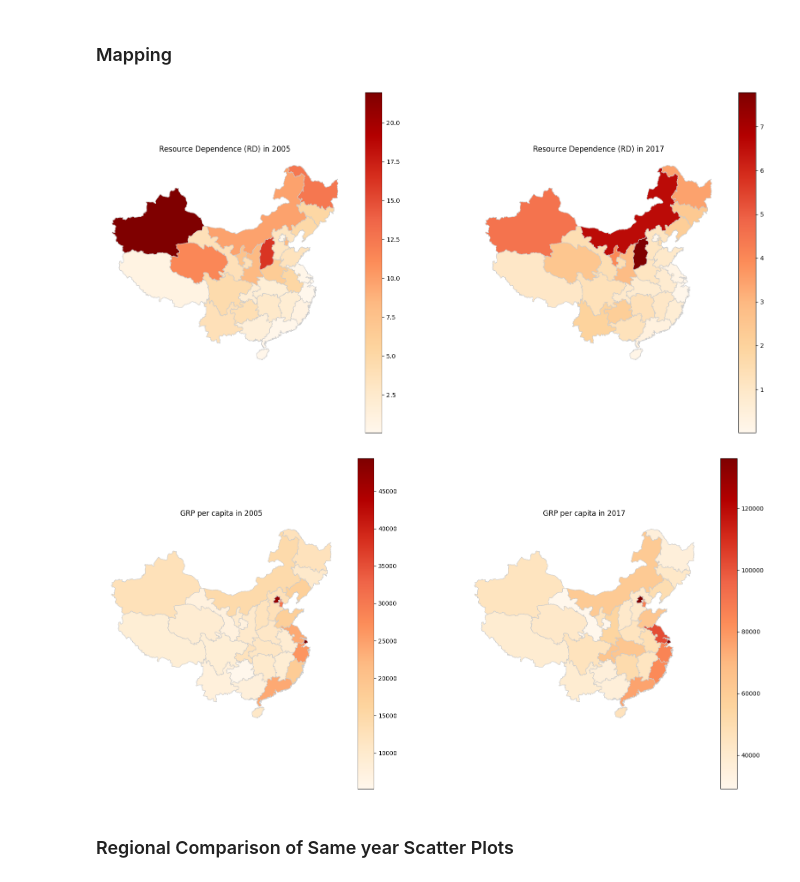
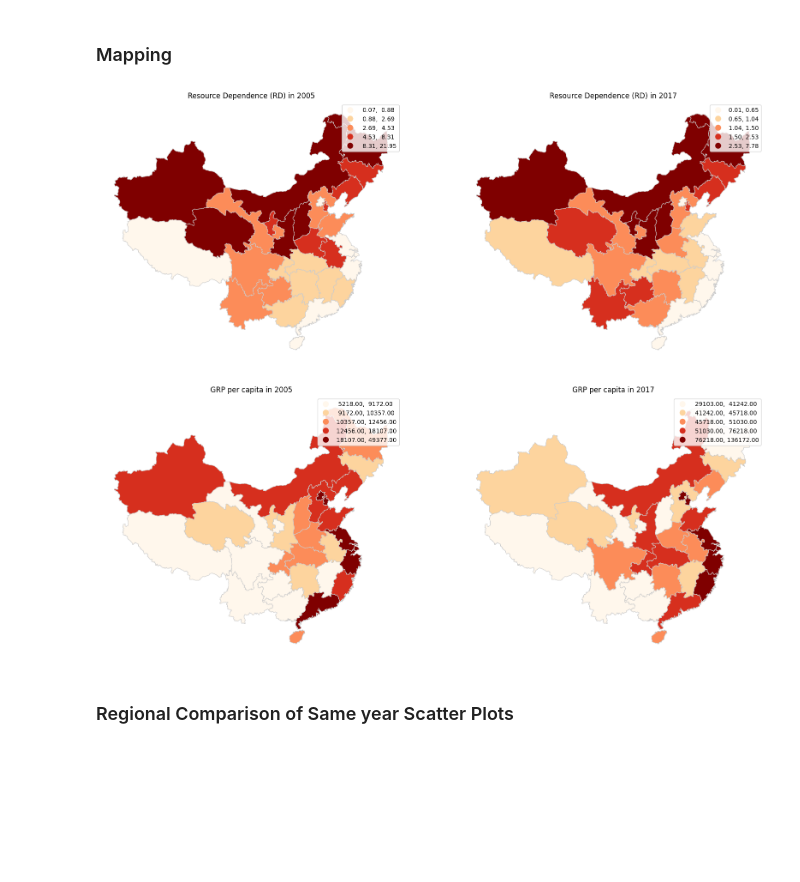
Before and after one commit to KaylaBai/Dissertation, a Jupyter notebook: Dissertation.ipynb, the cells around one changed output. Saved outputs shown, nothing was run; the diff lists cells and outputs as text; code cells hidden in the pictures; blank space fills up the shorter version.

Commit message:
Color Scheme

```diff
--- a/Dissertation.ipynb
+++ b/Dissertation.ipynb
@@ -560,11 +532,12 @@ memory usage: 34.3+ KB
 # %%
 # Calculate the logarithm of the data
 gdf['log_RD'] = np.log10(gdf['RD'])
+gdf['RD_inv'] = 1/gdf['RD']
 gdf['log_GRPpc'] = np.log10(gdf['GRPpc'])
 gdf['log_FDI'] = np.log10(gdf['FDI'])
 gdf['log_INN'] = np.log10(gdf['INN'])
 
-gdf = gdf[['Region','Year','Area','GRPpc','GRPpcGrowth','RD','FDI','URB','INN','log_RD','log_GRPpc','log_FDI','log_INN','geometry']]
+gdf = gdf[['Region','Year','Area','GRPpc','GRPpcGrowth','RD','FDI','URB','INN','log_RD','log_GRPpc','log_FDI','log_INN','RD_inv','geometry']]
 # Print the updated GeoDataFrame
 gdf.info()
 # Export GeoDataFrame as a shapefile
@@ -594,22 +567,22 @@ memory usage: 46.9+ KB
 # %%
 # Filter the df_merged dataframe for the year 2005 and 2017
 gdf_2005 = gdf[gdf.index.get_level_values("Year")== 2005]
 gdf_2017 = gdf[gdf.index.get_level_values("Year")== 2017]
 # Plotting choropleth maps side by side
 fig, (ax1, ax2) = plt.subplots(1, 2, figsize=(20, 10))
 
 # Choropleth map for RD values at year 2005
-gdf_2005.plot(column="RD", cmap="OrRd", linewidth=0.8, ax=ax1, edgecolor="0.8", legend=True)
+gdf_2005.plot(column="RD", cmap="OrRd", linewidth=0.8, ax=ax1, edgecolor="0.8", scheme="quantiles", legend=True)
 ax1.set_title("Resource Dependence (RD) in 2005")
 ax1.axis("off")
 
 # Choropleth map for RD values at year 2017
-gdf_2017.plot(column="RD", cmap="OrRd", linewidth=0.8, ax=ax2, edgecolor="0.8", legend=True)
+gdf_2017.plot(column="RD", cmap="OrRd", linewidth=0.8, ax=ax2, edgecolor="0.8", scheme="quantiles", legend=True)
 ax2.set_title("Resource Dependence (RD) in 2017")
 ax2.axis("off")
 
 # Show the plot
 plt.show()
 # %% [output]
-[figure, old version]
+[figure, new version]
 # %%
@@ -633,19 +606,19 @@ plt.show()
 fig, (ax1, ax2) = plt.subplots(1, 2, figsize=(20, 10))
 
 # Choropleth map for GRPpc at year 2005
-gdf_2005.plot(column="GRPpc", cmap="OrRd", linewidth=0.8, ax=ax1, edgecolor="0.8", legend=True)
+gdf_2005.plot(column="GRPpc", cmap="OrRd", linewidth=0.8, ax=ax1, edgecolor="0.8", scheme="quantiles",legend=True)
 ax1.set_title("GRP per capita in 2005")
 ax1.axis("off")
 
 # Choropleth map for GRPpc at year 2017
-gdf_2017.plot(column="GRPpc", cmap="OrRd", linewidth=0.8, ax=ax2, edgecolor="0.8", legend=True)
+gdf_2017.plot(column="GRPpc", cmap="OrRd", linewidth=0.8, ax=ax2, edgecolor="0.8", scheme="quantiles",legend=True)
 ax2.set_title("GRP per capita in 2017")
 ax2.axis("off")
 
 # Show the plot
 plt.show()
 # %% [output]
-[figure, old version]
+[figure, new version]
 # %% [markdown]
 ### Regional Comparison of Same year Scatter Plots
 # %%
```
Also changed, not shown: parts of 12 cells of this notebook.
